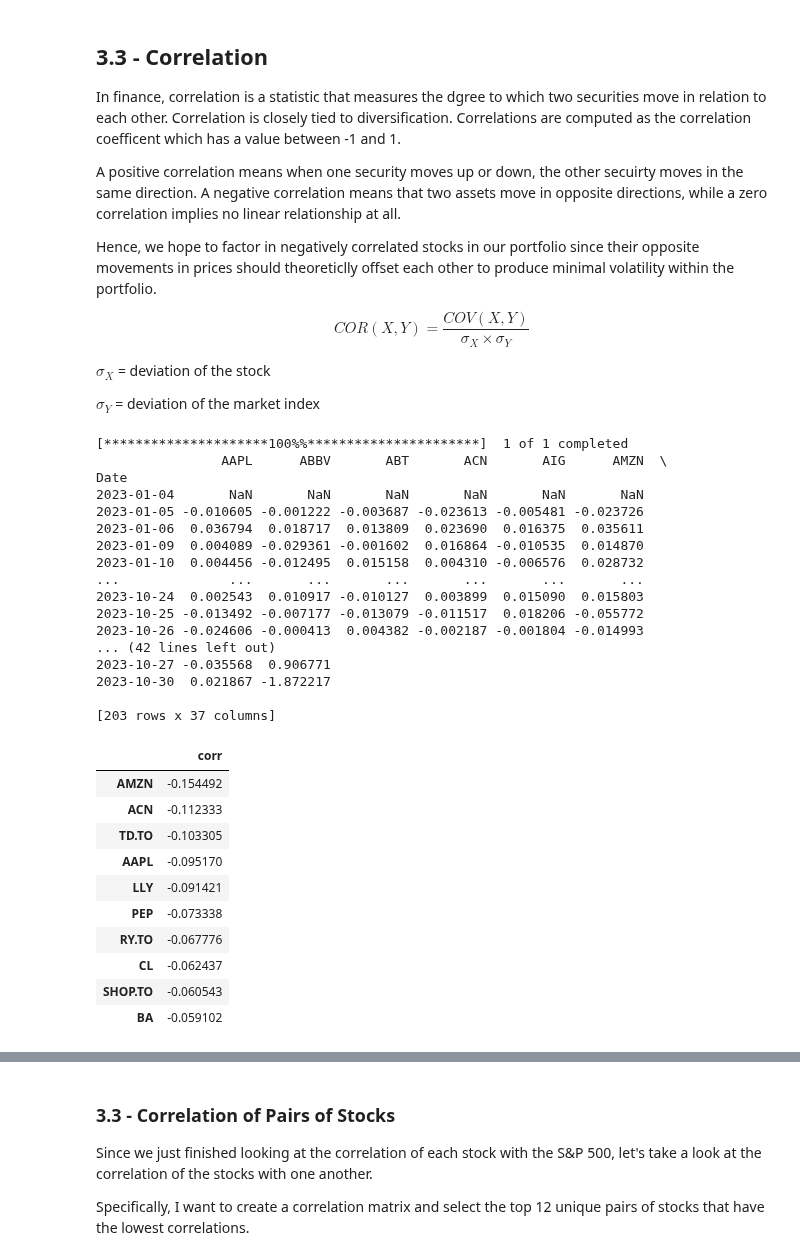
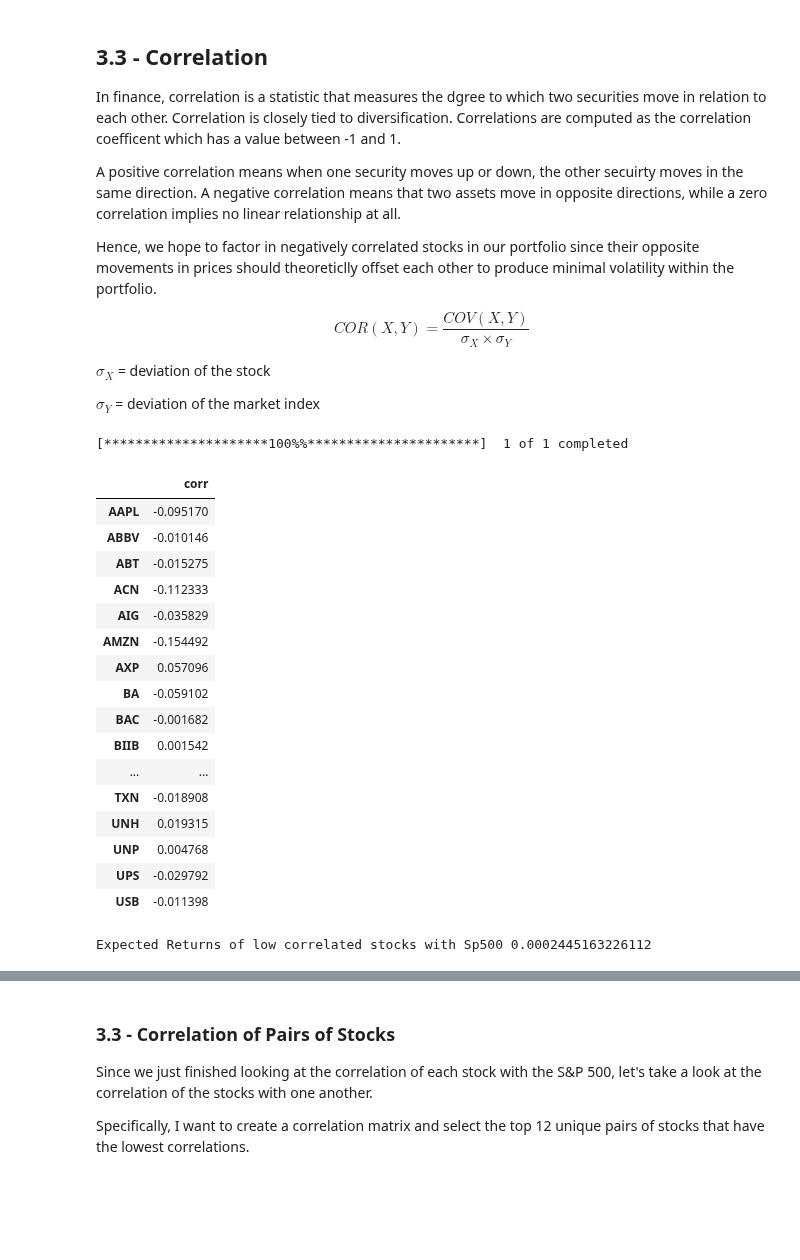
Before and after one commit to Zemelware/robo_stock_advisor, a Jupyter notebook: robo_stock_advisor.ipynb, the cells around one changed output, grey strips where cells are left out. Drawn from its saved outputs; the diff is of its cells as text; code cells hidden in the pictures; blank space fills up the shorter version.

Commit message:
Update correlation

```diff
--- a/robo_stock_advisor.ipynb
+++ b/robo_stock_advisor.ipynb
@@ -396,50 +396,49 @@ $\sigma_Y$ = deviation of the market index
 # %%
 # Get market index data
 market_index = "^GSPTSE"
 market_return = pd.DataFrame(yf.download(tickers=market_index, interval="1d", start=filter_start_date, end=filter_end_date).Close.pct_change())
 market_return = market_return.rename(columns={"Close": "S&P500"})
 
 # Combine into single DataFrame
 stock_market_data = pd.concat([stock_data, market_return], axis=1).dropna()
 stock_market_returns = stock_market_data.pct_change()
-stock_market_returns
 
 # Get correlation of each stock with the S&P 500
 correlation_index = pd.DataFrame(stock_market_returns.corr()["S&P500"])[:-1]
 correlation_index = correlation_index.rename(columns={"S&P500": "corr"})
+correlation_index
 # %% [output]
 [*********************100%%**********************]  1 of 1 completed
-                AAPL      ABBV       ABT       ACN       AIG      AMZN  \
-Date
-2023-01-04       NaN       NaN       NaN       NaN       NaN       NaN
-2023-01-05 -0.010605 -0.001222 -0.003687 -0.023613 -0.005481 -0.023726
-2023-01-06  0.036794  0.018717  0.013809  0.023690  0.016375  0.035611
-2023-01-09  0.004089 -0.029361 -0.001602  0.016864 -0.010535  0.014870
-2023-01-10  0.004456 -0.012495  0.015158  0.004310 -0.006576  0.028732
-...              ...       ...       ...       ...       ...       ...
-2023-10-24  0.002543  0.010917 -0.010127  0.003899  0.015090  0.015803
-2023-10-25 -0.013492 -0.007177 -0.013079 -0.011517  0.018206 -0.055772
-2023-10-26 -0.024606 -0.000413  0.004382 -0.002187 -0.001804 -0.014993
-... (42 lines left out)
-2023-10-27 -0.035568  0.906771
-2023-10-30  0.021867 -1.872217
-
-[203 rows x 37 columns]
+|  | corr |
+| AAPL | -0.095170 |
+| ABBV | -0.010146 |
+| ABT | -0.015275 |
+| ACN | -0.112333 |
+| AIG | -0.035829 |
+| AMZN | -0.154492 |
+| AXP | 0.057096 |
+| BA | -0.059102 |
+| BAC | -0.001682 |
+| BIIB | 0.001542 |
+| ... | ... |
+| TXN | -0.018908 |
+| UNH | 0.019315 |
+| UNP | 0.004768 |
+| UPS | -0.029792 |
+| USB | -0.011398 |
 # %%
 # Get stocks with highest correlation with S&P 500
-lowest_correlations = correlation_index.nsmallest(10, "corr")
+lowest_correlations = correlation_index.nsmallest(n_stocks // 2, "corr")
 lowest_correlations
+
+# Get list
+lowest_corr_lst = lowest_correlations.index.tolist()
+lowest_corr_lst
+
+# Get expected return if equally weighted
+low_corr_returns = abs(get_expected_returns(lowest_corr_lst))
+print(f"Expected Returns of low correlated stocks with Sp500 {low_corr_returns}")
 # %% [output]
-|  | corr |
-| AMZN | -0.154492 |
-| ACN | -0.112333 |
-| TD.TO | -0.103305 |
-| AAPL | -0.095170 |
-| LLY | -0.091421 |
-| PEP | -0.073338 |
-| RY.TO | -0.067776 |
-| CL | -0.062437 |
-| SHOP.TO | -0.060543 |
-| BA | -0.059102 |
+Expected Returns of low correlated stocks with Sp500 0.0002445163226112
 # %%
 # Get stocks with lowest correlation with S&P 500
```
Also changed, not shown: parts of 3 cells of this notebook.
